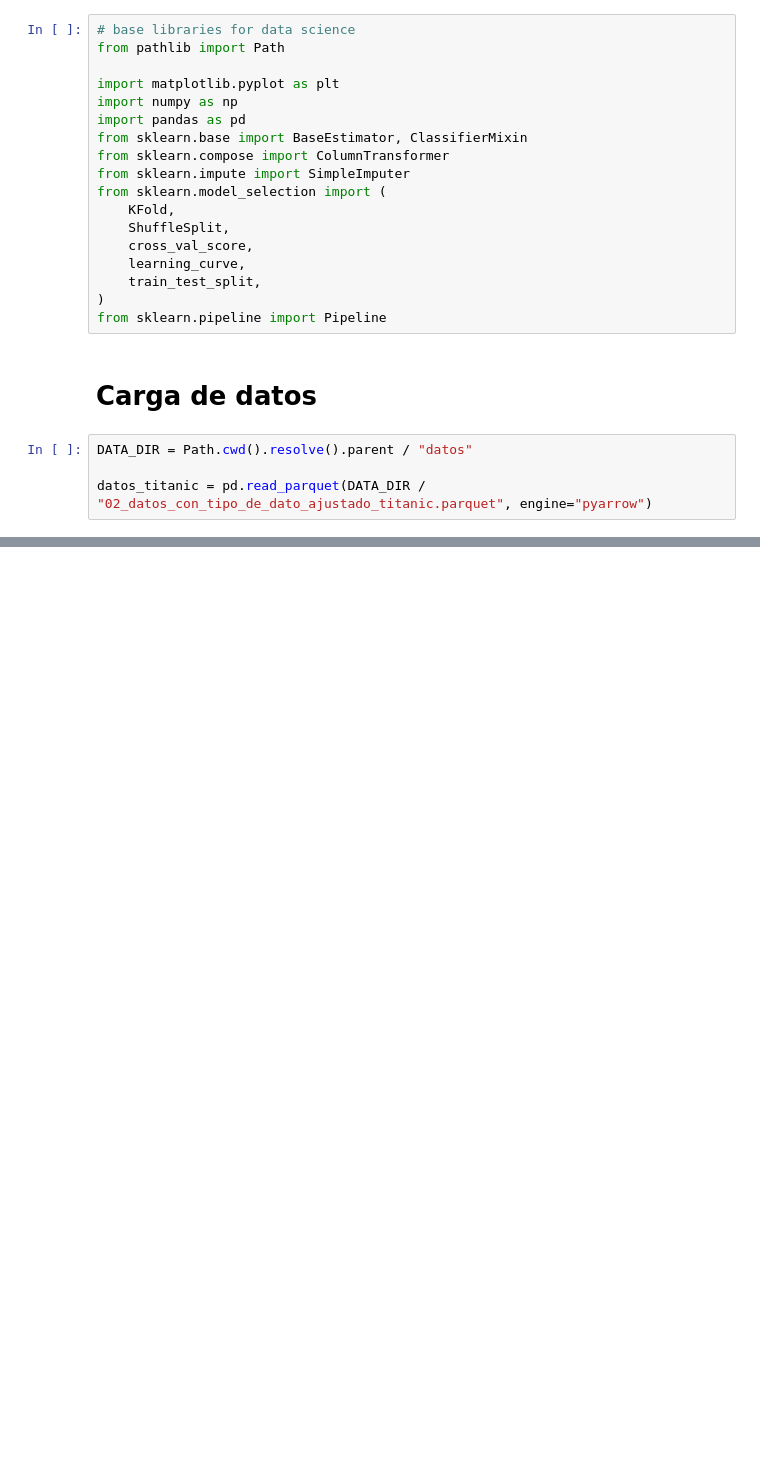
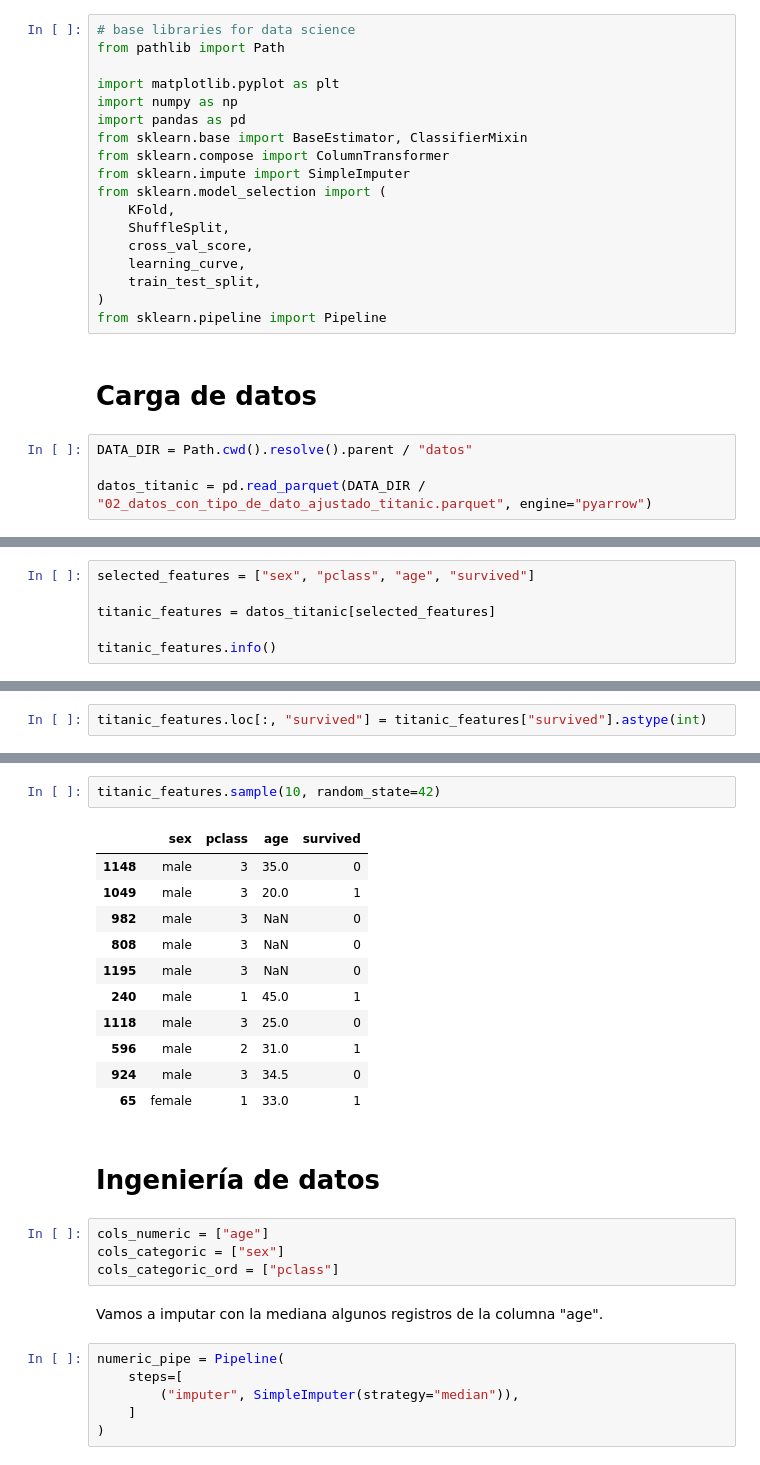
Before and after one commit to dpalacioj/DataAI-Fundamentos-Aplicaciones, a Jupyter notebook: Analitica/proyectos/titanic/notebooks/05_modelo_base_ML.ipynb, the cells around one changed output, grey strips where cells are left out. Saved outputs shown, nothing was run; the diff lists cells and outputs as text; blank space fills up the shorter version.

```diff
--- a/Analitica/proyectos/titanic/notebooks/05_modelo_base_ML.ipynb
+++ b/Analitica/proyectos/titanic/notebooks/05_modelo_base_ML.ipynb
@@ -52,0 +61,6 @@ datos_titanic = pd.read_parquet(DATA_DIR / "02_datos_con_tipo_de_dato_ajustado_t
+# %%
+selected_features = ["sex", "pclass", "age", "survived"]
+
+titanic_features = datos_titanic[selected_features]
+
+titanic_features.info()
@@ -52,0 +89,2 @@ datos_titanic = pd.read_parquet(DATA_DIR / "02_datos_con_tipo_de_dato_ajustado_t
+# %%
+titanic_features.loc[:, "survived"] = titanic_features["survived"].astype(int)
@@ -52,0 +113,28 @@ datos_titanic = pd.read_parquet(DATA_DIR / "02_datos_con_tipo_de_dato_ajustado_t
+# %%
+titanic_features.sample(10, random_state=42)
+# %% [output]
+|  | sex | pclass | age | survived |
+| 1148 | male | 3 | 35.0 | 0 |
+| 1049 | male | 3 | 20.0 | 1 |
+| 982 | male | 3 | NaN | 0 |
+| 808 | male | 3 | NaN | 0 |
+| 1195 | male | 3 | NaN | 0 |
+| 240 | male | 1 | 45.0 | 1 |
+| 1118 | male | 3 | 25.0 | 0 |
+| 596 | male | 2 | 31.0 | 1 |
+| 924 | male | 3 | 34.5 | 0 |
+| 65 | female | 1 | 33.0 | 1 |
+# %% [markdown]
+# Ingeniería de datos
+# %%
+cols_numeric = ["age"]
+cols_categoric = ["sex"]
+cols_categoric_ord = ["pclass"]
+# %% [markdown]
+Vamos a imputar con la mediana algunos registros de la columna "age".
+# %%
+numeric_pipe = Pipeline(
+    steps=[
+        ("imputer", SimpleImputer(strategy="median")),
+    ]
+)
```
Also changed, not shown: parts of 36 cells of this notebook.
